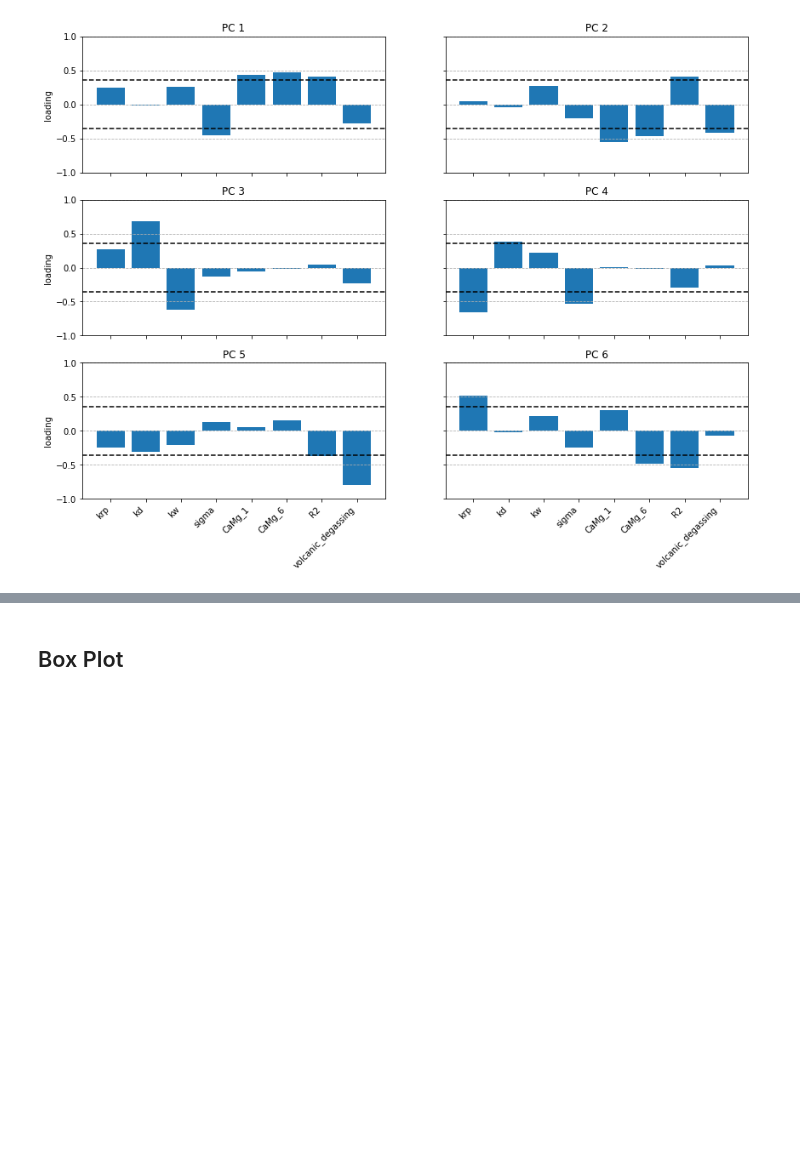
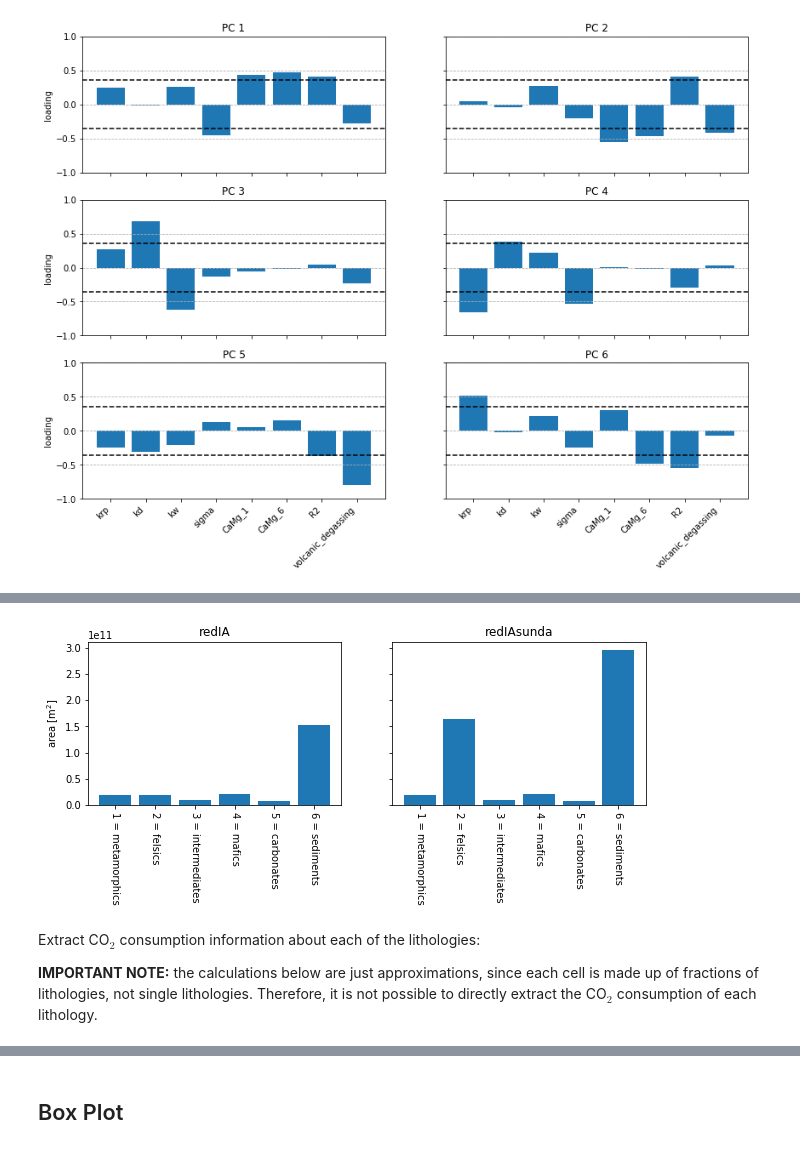
Before and after one commit to Swanson-Hysell-Group/GEOCLIM_Modern, a Jupyter notebook: Code/Notebooks/scenario_analysis.ipynb, the cells around one changed output, grey strips where cells are left out. Drawn from its saved outputs; the diff is of its cells as text; code cells hidden in the pictures; blank space fills up the shorter version.

```diff
--- a/Code/Notebooks/scenario_analysis.ipynb
+++ b/Code/Notebooks/scenario_analysis.ipynb
@@ -230,0 +309,24 @@ plt.show(fig)
+# %%
+# plot
+scenario_lith_area_list_mini = [redIA_lith_area, redIAsunda_lith_area]
+scenario_name_list_mini = ['redIA', 'redIAsunda']
+
+fig, ax = plt.subplots(nrows=1, ncols=2, sharey=True, figsize=(10,3))
+
+x_inds = np.arange(n_liths)
+
+for i in range(2):
+    ax[i].bar(x_inds, scenario_lith_area_list_mini[i])
+    ax[i].set_xticks(x_inds)
+    ax[i].set_xticklabels(lith_class, rotation=270)
+    ax[i].set_title(scenario_name_list_mini[i])
+
+ax[0].set_ylabel('area [m$^{2}$]')
+
+plt.show(fig)
+# %% [output]
+[figure, added]
+# %% [markdown]
+Extract CO$_{2}$ consumption information about each of the lithologies:
+
+**IMPORTANT NOTE:** the calculations below are just approximations, since each cell is made up of fractions of lithologies, not single lithologies. Therefore, it is not possible to directly extract the CO$_{2}$ consumption of each lithology.
```
Also changed, not shown: parts of 14 cells of this notebook, 5 other files.
